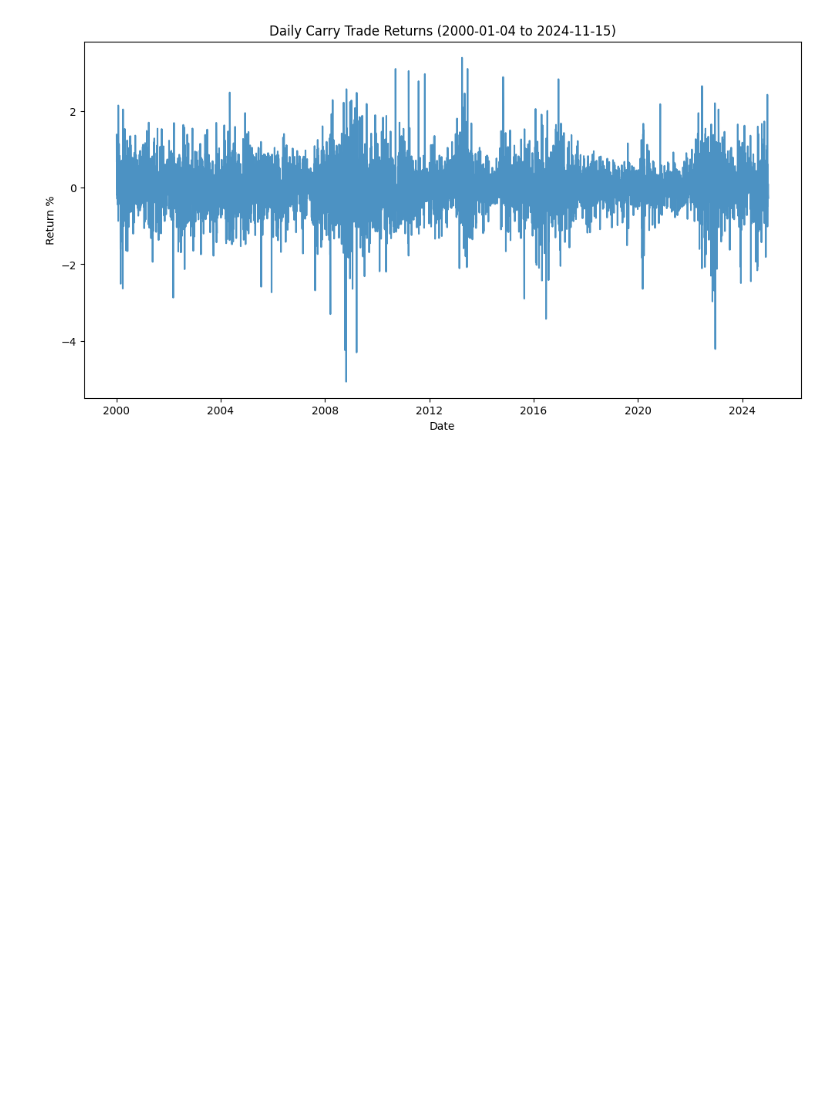
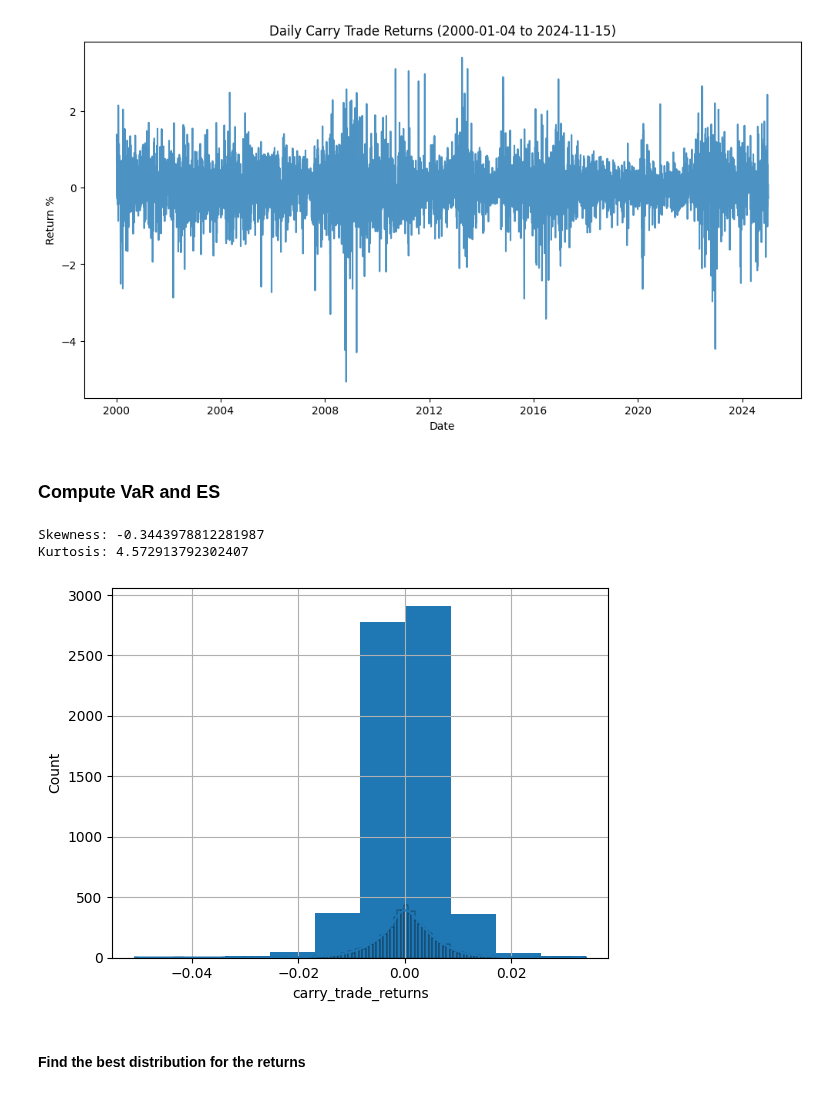
Before and after one commit to alexzheng123/EC331-project, a Jupyter notebook: code/data_cleansing.ipynb, the cells around one changed output. Saved outputs shown, nothing was run; the diff lists cells and outputs as text; code cells hidden in the pictures; blank space fills up the shorter version.

```diff
--- a/code/data_cleansing.ipynb
+++ b/code/data_cleansing.ipynb
@@ -39,7 +39,7 @@ def wrangle(path, col_1, col_2):
     df.index.name = 'Date'  # Change the index name back to "Date"
 
     # Interpolation to fill missing values
-    df = df.interpolate(method='linear').ffill()
+    df = df.interpolate(method='time').ffill()
 
     return df
 # %%
@@ -357,3 +357,5 @@ combined_df.to_csv("/Users/alexzheng/Developer/GitHub/Forecasting-Yen-Carry-Trad
 # %%
 # Save the return dataset
 combined_df['carry_trade_returns'].to_csv("/Users/alexzheng/Developer/GitHub/Forecasting-Yen-Carry-Trade-Risk-Using-an-LLM/data/returns.csv", index=True)
+# %% [markdown]
+### Compute VaR and ES
@@ -359,0 +364,17 @@ combined_df['carry_trade_returns'].to_csv("/Users/alexzheng/Developer/GitHub/For
+# %%
+returns = combined_df['carry_trade_returns']
+# %%
+returns.hist()
+import seaborn as sns
+sns.histplot(returns, kde=True)
+
+skewness = returns.skew()
+kurtosis = returns.kurt()
+print("Skewness:", skewness)
+print("Kurtosis:", kurtosis)
+# %% [output]
+Skewness: -0.3443978812281987
+Kurtosis: 4.572913792302407
+[figure, added]
+# %% [markdown]
+#### Find the best distribution for the returns
```
Also changed, not shown: parts of 7 cells of this notebook, 3 other files.
